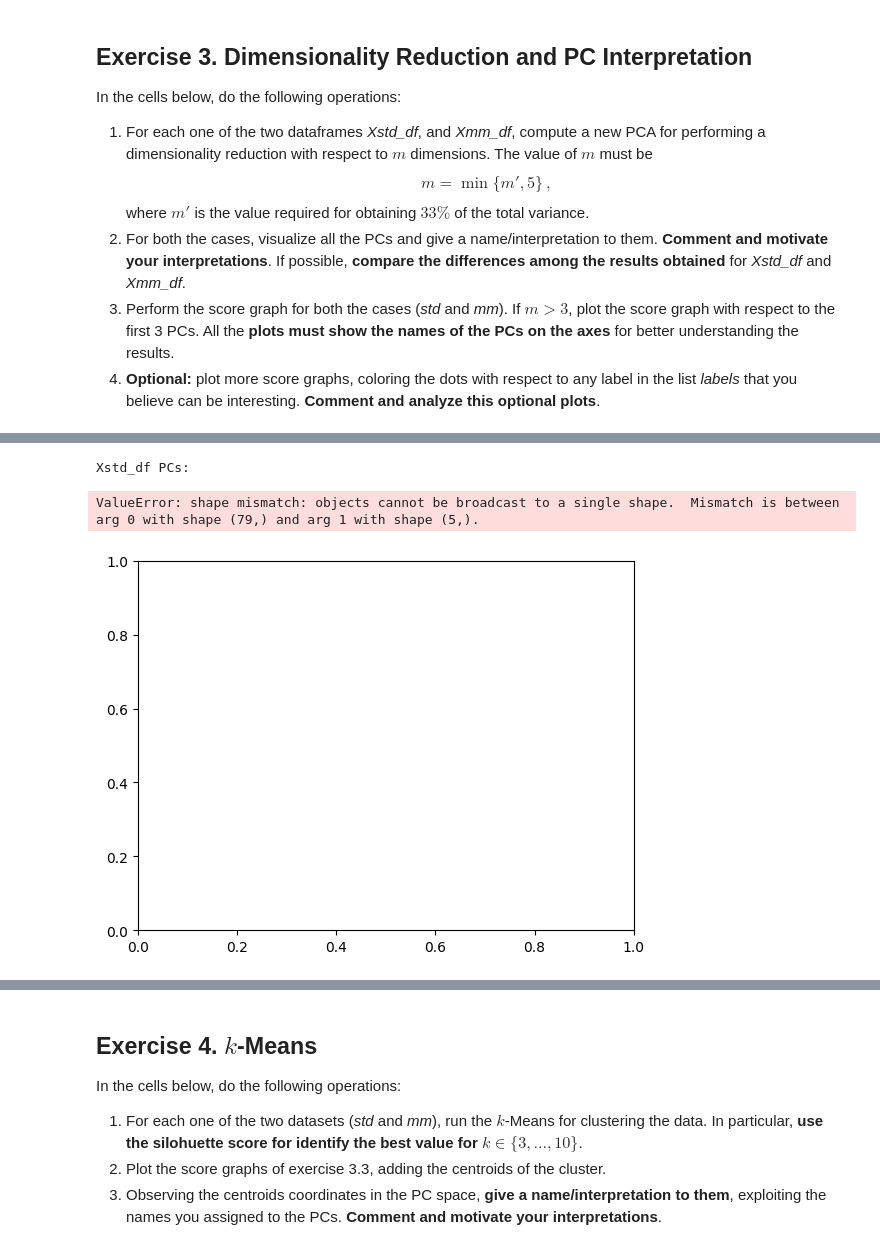
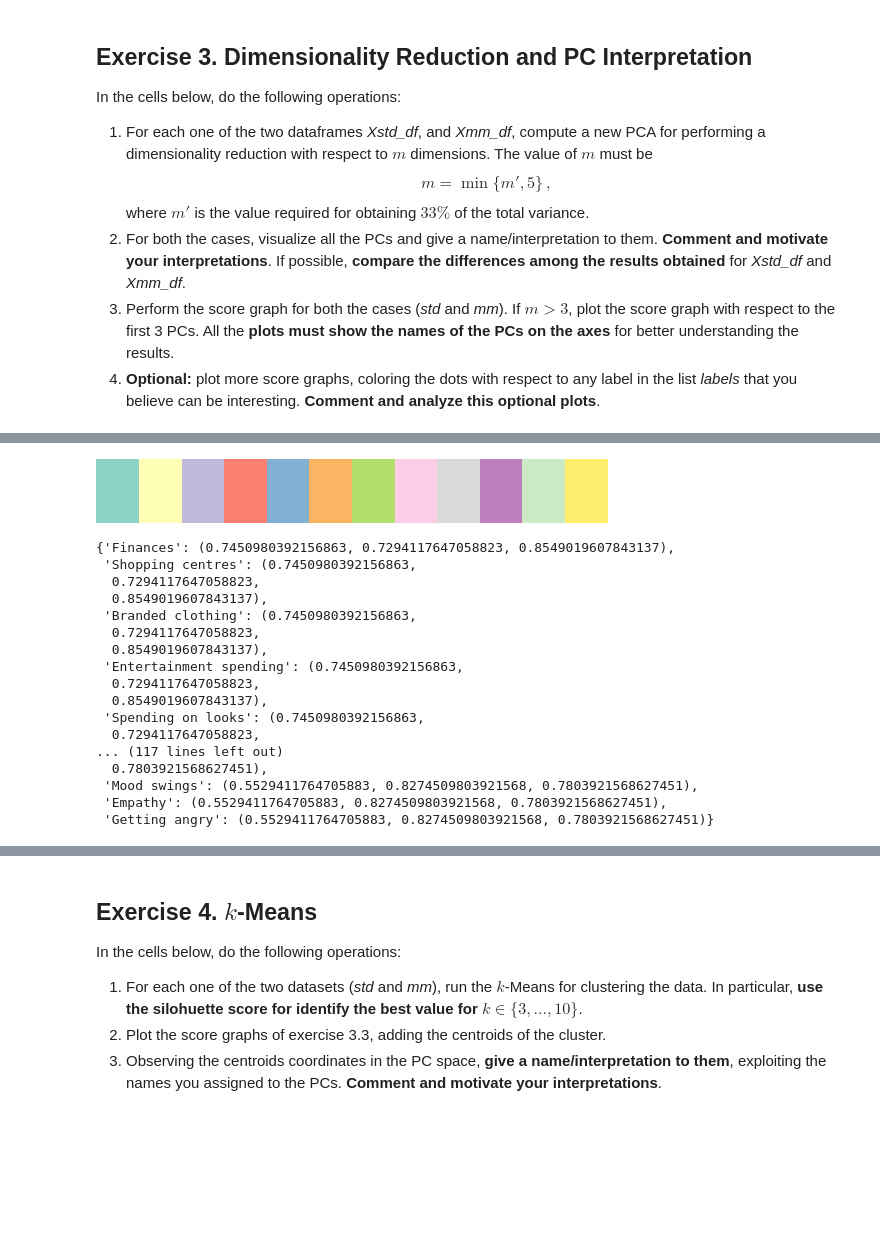
Before and after one commit to andrespinni/HW_PCA, a Jupyter notebook: HWpca_Surname1_Surname2.ipynb, the cells around one changed output, grey strips where cells are left out. Cells and saved outputs as stored; diff of their text form; code cells hidden in the pictures; blank space fills up the shorter version.

```diff
--- a/HWpca_Surname1_Surname2.ipynb
+++ b/HWpca_Surname1_Surname2.ipynb
@@ -400,26 +366,31 @@ plot_score_graphs(Xmm_reduced)
-# %%
-# Function to plot and interpret PCs
-def visualize_pcs(pca, X, label):
-    components = pca.components_
-    features = X.columns
-    num_pcs = components.shape[0]
-
-    # Visualize PCs
-    for i in range(num_pcs):
-        plt.bar(features, components[i], label=f'PC{i + 1}')
-        plt.title(f'{label} - PC{i + 1}')
-        plt.ylabel('Contribution')
-        plt.xticks(rotation=45)
-        plt.show()
-
-    return components
-
-# Visualize and interpret PCs
-print("Xstd_df PCs:")
-pcs_std = visualize_pcs(pca_std, Xstd_df, label="Xstd_df")
-print("\nXmm_df PCs:")
-pcs_mm = visualize_pcs(pca_mm, Xmm_df, label="Xmm_df")
-# %% [output]
-Xstd_df PCs:
-ValueError: shape mismatch: objects cannot be broadcast to a single shape.  Mismatch is between arg 0 with shape (79,) and arg 1 with shape (5,).
-[figure, removed]
+# %%
+set3 = cm.Set3.colors
+display(cm.Set3)
+
+colorType = {t: set3[i] for i, t in enumerate(these_types)}
+
+colorFeature = {}
+
+for t in variables_by_type:
+    for column in these_features:
+        if column in variables_by_type[t]:
+            colorFeature[column] = colorType[t]
+# %% [output]
+[figure, added]
+{'Finances': (0.7450980392156863, 0.7294117647058823, 0.8549019607843137),
+ 'Shopping centres': (0.7450980392156863,
+  0.7294117647058823,
+  0.8549019607843137),
+ 'Branded clothing': (0.7450980392156863,
+  0.7294117647058823,
+  0.8549019607843137),
+ 'Entertainment spending': (0.7450980392156863,
+  0.7294117647058823,
+  0.8549019607843137),
+ 'Spending on looks': (0.7450980392156863,
+  0.7294117647058823,
+... (117 lines left out)
+  0.7803921568627451),
+ 'Mood swings': (0.5529411764705883, 0.8274509803921568, 0.7803921568627451),
+ 'Empathy': (0.5529411764705883, 0.8274509803921568, 0.7803921568627451),
+ 'Getting angry': (0.5529411764705883, 0.8274509803921568, 0.7803921568627451)}
```
Also changed, not shown: parts of 8 cells of this notebook, 1 other file.
